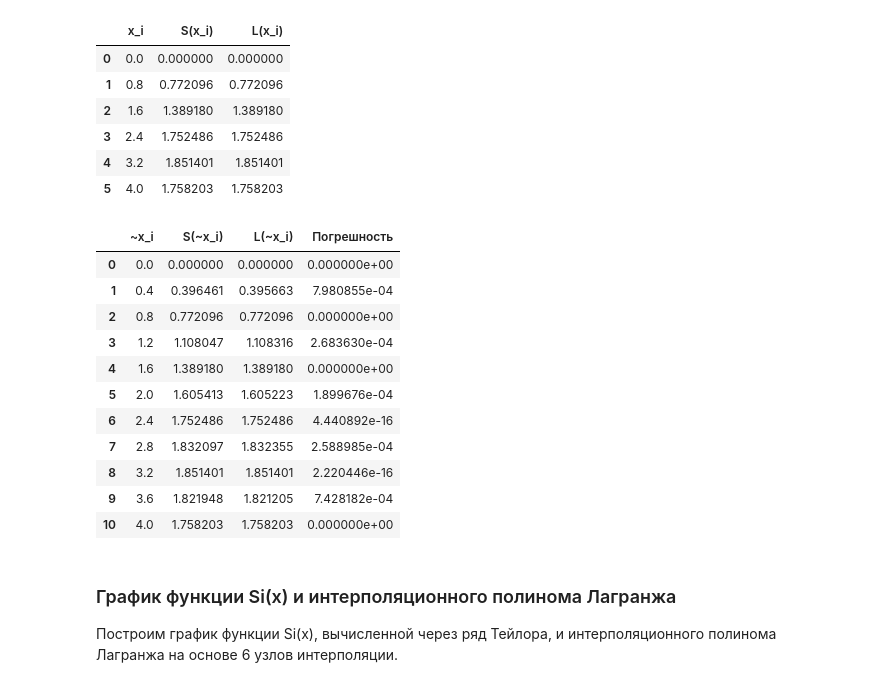
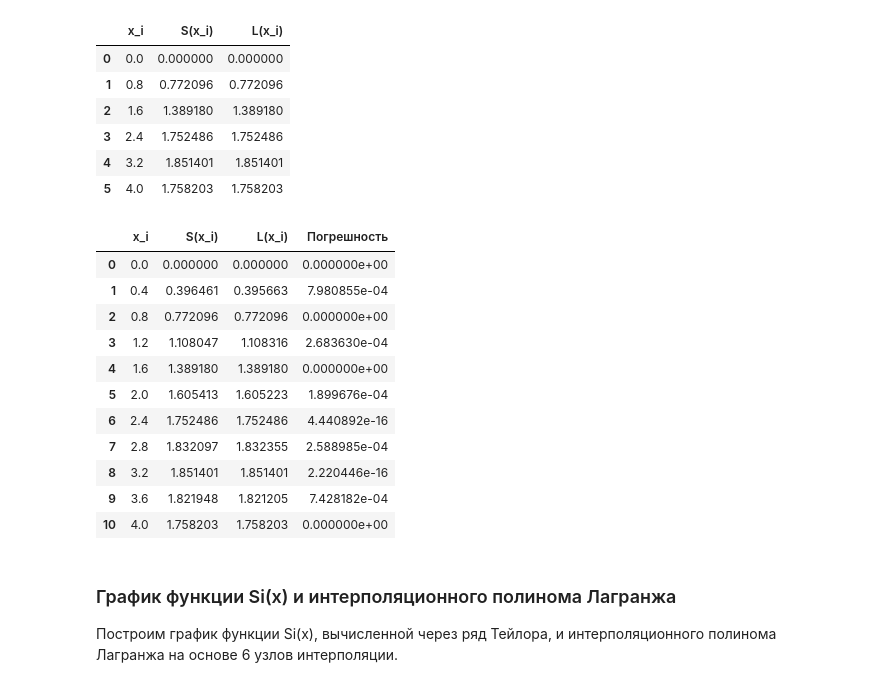
Before and after one commit to d-code000/NumericalMethods, a Jupyter notebook: interpolation_polynomial.ipynb, the cells around one changed output. Cells and saved outputs as stored; diff of their text form; code cells hidden in the pictures.

```diff
--- a/interpolation_polynomial.ipynb
+++ b/interpolation_polynomial.ipynb
@@ -207,19 +183,19 @@ pandas.DataFrame(result_table)
 # %%
 x_array = get_tab_x(n=10)
 series_array = [series(x) for x in x_array]
 interpolate_points = [Point(x, s) for x, s in zip(x_array, series_array)]
 lp_array = [lagrange_polynomial(x, tabulate_series) for x in x_array]
 
 result_table = {
-    '~x_i': x_array,
-    'S(~x_i)': series_array,
-    'L(~x_i)': lp_array,
+    'x_i': x_array,
+    'S(x_i)': series_array,
+    'L(x_i)': lp_array,
     'Погрешность': [abs(s - l) for s, l in zip(series_array, lp_array)]
 }
 
 pandas.DataFrame(result_table)
 # %% [output]
-|  | ~x_i | S(~x_i) | L(~x_i) | Погрешность |
+|  | x_i | S(x_i) | L(x_i) | Погрешность |
 | 0 | 0.0 | 0.000000 | 0.000000 | 0.000000e+00 |
 | 1 | 0.4 | 0.396461 | 0.395663 | 7.980855e-04 |
 | 2 | 0.8 | 0.772096 | 0.772096 | 0.000000e+00 |
```
Also changed, not shown: parts of 14 cells of this notebook.
